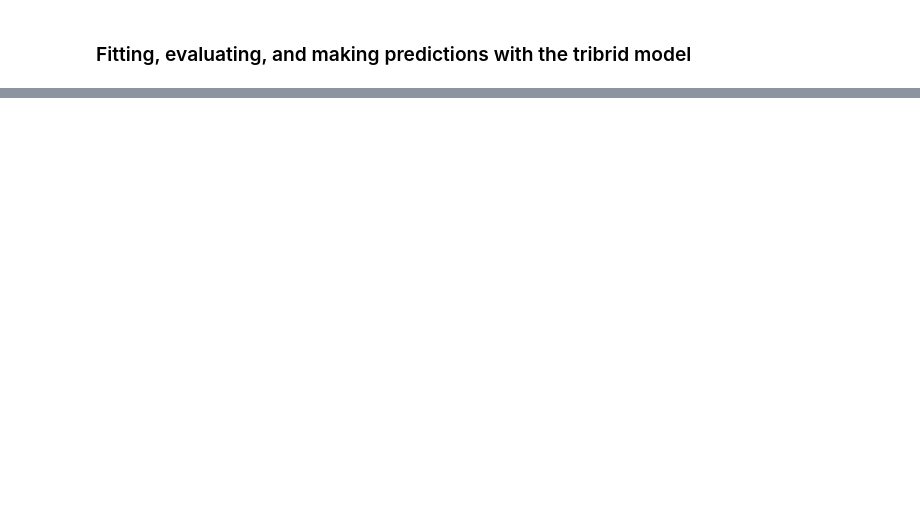
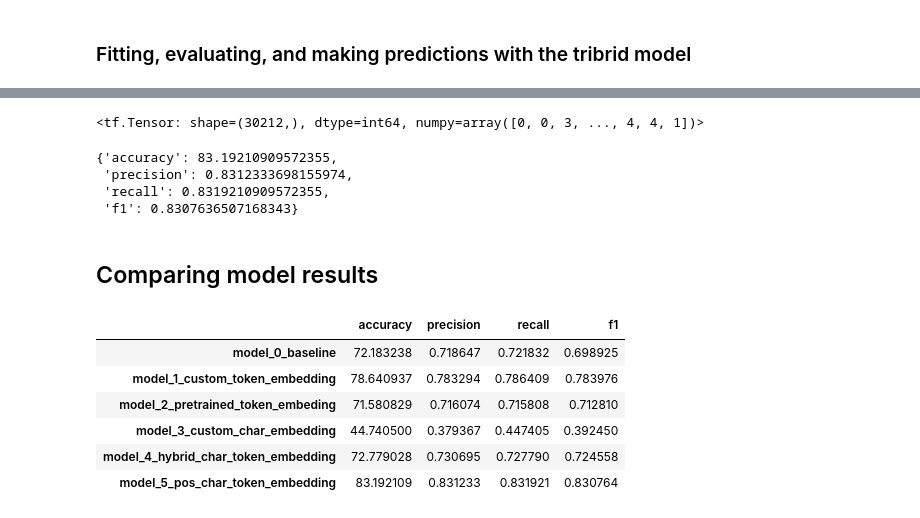
Before and after one commit to cgrundman/ZTM-TensorFlow-Developer, a Jupyter notebook: 09_milestone_project_2_skimlit.ipynb, the cells around one changed output, grey strips where cells are left out. Cells and saved outputs as stored; diff of their text form; code cells hidden in the pictures; blank space fills up the shorter version.

```diff
--- a/09_milestone_project_2_skimlit.ipynb
+++ b/09_milestone_project_2_skimlit.ipynb
@@ -1362,2 +1361,9 @@ train_char_token_pos_dataset, val_char_token_pos_dataset
 # %% [markdown]
 ### Fitting, evaluating, and making predictions with the tribrid model
+# %%
+# Fit our tribrid embedding model
+history_model_5 = model_5.fit(train_pos_char_token_dataset,
+                              steps_per_epoch=int(0.1*len(train_pos_char_token_dataset)),
+                              epochs=3,
+                              validation_data=val_pos_char_token_dataset,
+                              validation_steps=int(0.1*len(val_pos_char_token_dataset)))
@@ -1363,0 +1377,4 @@ train_char_token_pos_dataset, val_char_token_pos_dataset
+# %%
+# Make predictions with the char token pos model
+model_5_pred_probs = model_5.predict(val_pos_char_token_dataset)
+model_5_pred_probs
@@ -1363,0 +1391,36 @@ train_char_token_pos_dataset, val_char_token_pos_dataset
+# %%
+# Convert pred probs to pred labels
+model_5_preds = tf.argmax(model_5_pred_probs, axis=1)
+model_5_preds
+# %% [output]
+<tf.Tensor: shape=(30212,), dtype=int64, numpy=array([0, 0, 3, ..., 4, 4, 1])>
+# %%
+# Calculate resultsof char token pos model
+model_5_results = calculate_results(y_true=val_labels_encoded,
+                                    y_pred=model_5_preds)
+model_5_results
+# %% [output]
+{'accuracy': 83.19210909572355,
+ 'precision': 0.8312333698155974,
+ 'recall': 0.8319210909572355,
+ 'f1': 0.8307636507168343}
+# %% [markdown]
+## Comparing model results
+# %%
+# Combine model results into a dataframe
+all_model_results = pd.DataFrame({"model_0_baseline": baseline_results,
+                                  "model_1_custom_token_embedding": model_1_results,
+                                  "model_2_pretrained_token_embeding": model_2_results,
+                                  "model_3_custom_char_embedding": model_3_results,
+                                  "model_4_hybrid_char_token_embedding": model_4_results,
+                                  "model_5_pos_char_token_embedding": model_5_results})
+all_model_results = all_model_results.transpose()
+all_model_results
+# %% [output]
+|  | accuracy | precision | recall | f1 |
+| model_0_baseline | 72.183238 | 0.718647 | 0.721832 | 0.698925 |
+| model_1_custom_token_embedding | 78.640937 | 0.783294 | 0.786409 | 0.783976 |
+| model_2_pretrained_token_embeding | 71.580829 | 0.716074 | 0.715808 | 0.712810 |
+| model_3_custom_char_embedding | 44.740500 | 0.379367 | 0.447405 | 0.392450 |
+| model_4_hybrid_char_token_embedding | 72.779028 | 0.730695 | 0.727790 | 0.724558 |
+| model_5_pos_char_token_embedding | 83.192109 | 0.831233 | 0.831921 | 0.830764 |
```
Also changed, not shown: parts of 11 cells of this notebook.
